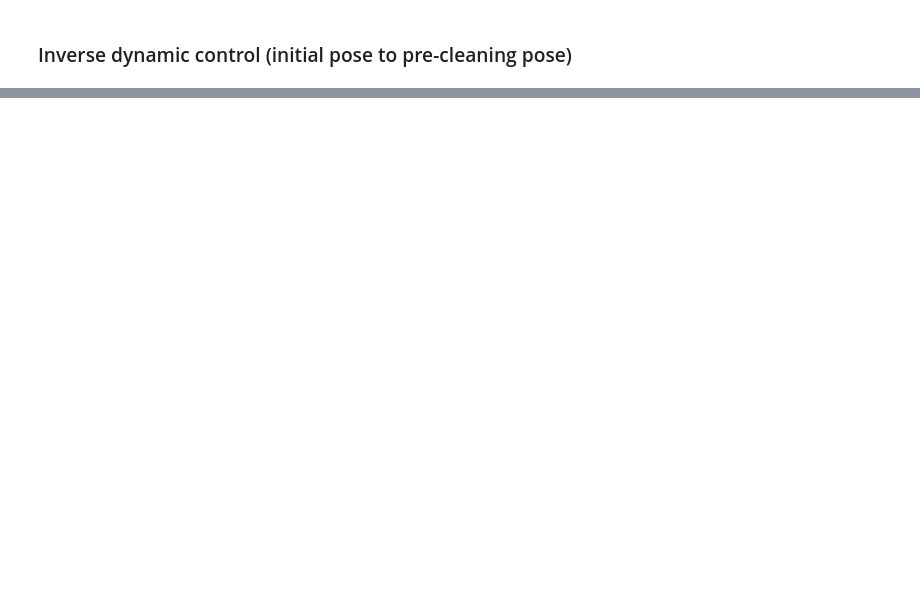
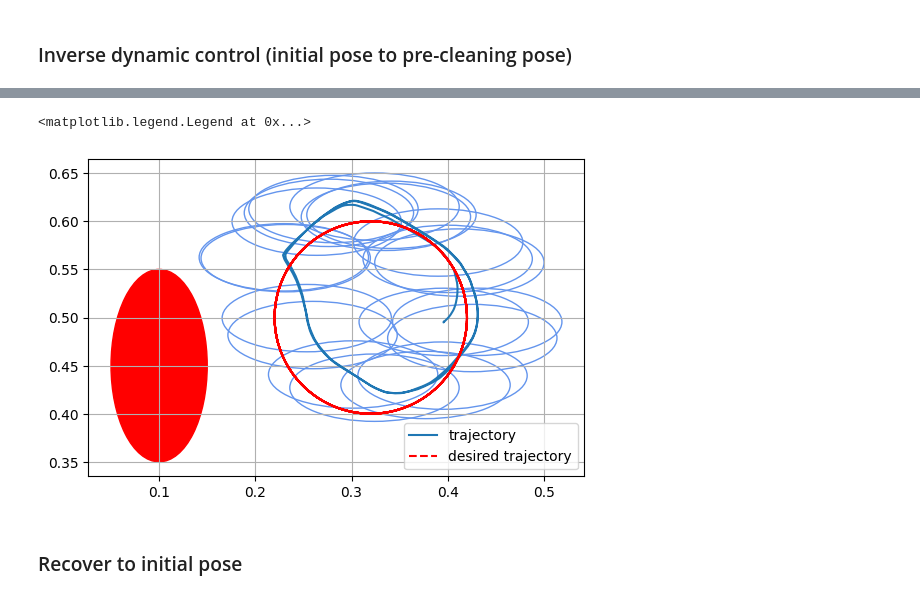
Before and after one commit to shiqingw/HOCBF-FR3-Experiments, a Jupyter notebook: test_cbf.ipynb, the cells around one changed output, grey strips where cells are left out. Drawn from its saved outputs; the diff is of its cells as text; code cells hidden in the pictures; blank space fills up the shorter version.

```diff
--- a/test_cbf.ipynb
+++ b/test_cbf.ipynb
@@ -271,3 +327,27 @@ robot.setCommands(np.zeros_like(u))
+# %%
+from matplotlib.patches import Ellipse
+fig, ax = plt.subplots()
+ellipse = Ellipse(xy=(obs_pos_2d[0], obs_pos_2d[1]), width=2*obs_size_2d[0], height=2*obs_size_2d[1], color='r')
+ax.plot(states_2d_list[:,0], states_2d_list[:,1], label='trajectory')
+ax.plot(traj.pd[:,0], traj.pd[:,1], color='r', linestyle='--', label='desired trajectory')
+ax.add_patch(ellipse)
+
+N_recs = 20
+sampled = np.linspace(0, len(states_2d_list)-1, N_recs).astype(int)
+for i in range(N_recs):
+    x = states_2d_list[sampled[i],0]
+    y = states_2d_list[sampled[i],1]
+    ellipse = Ellipse(xy=(x,y), width=2*eraser_bb_size_2d[0], height=2*eraser_bb_size_2d[1], edgecolor='cornflowerblue', facecolor='none')
+    ax.add_patch(ellipse)
+
+ax.grid()
+ax.set_aspect('equal')
+ax.legend()
+# %% [output]
+<matplotlib.legend.Legend at 0x...>
+[figure, added]
+# %% [markdown]
+### Recover to initial pose
 # %%
 via_points = np.array([P_EE, np.array([P_EE[0], P_EE[1], P_EE[2]+0.2])])
 target_time = np.array([0, 5])
```
Also changed, not shown: parts of 13 cells of this notebook, 4 other files.
